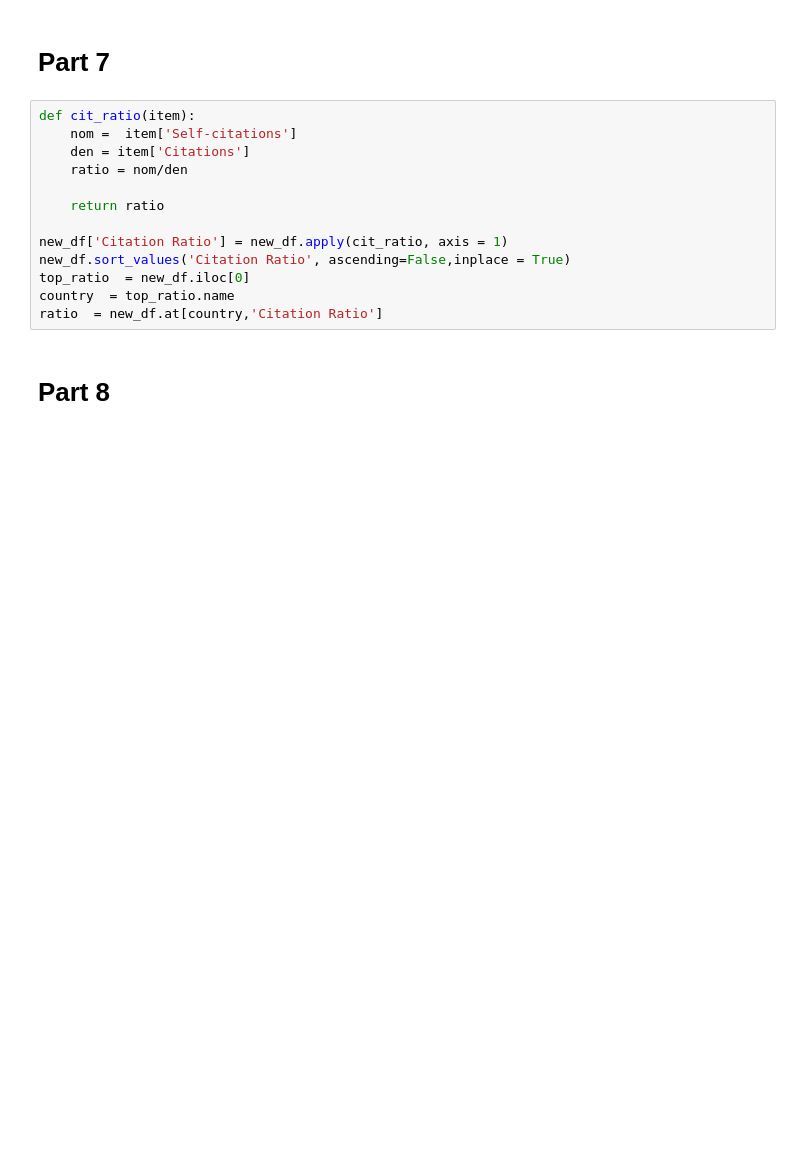
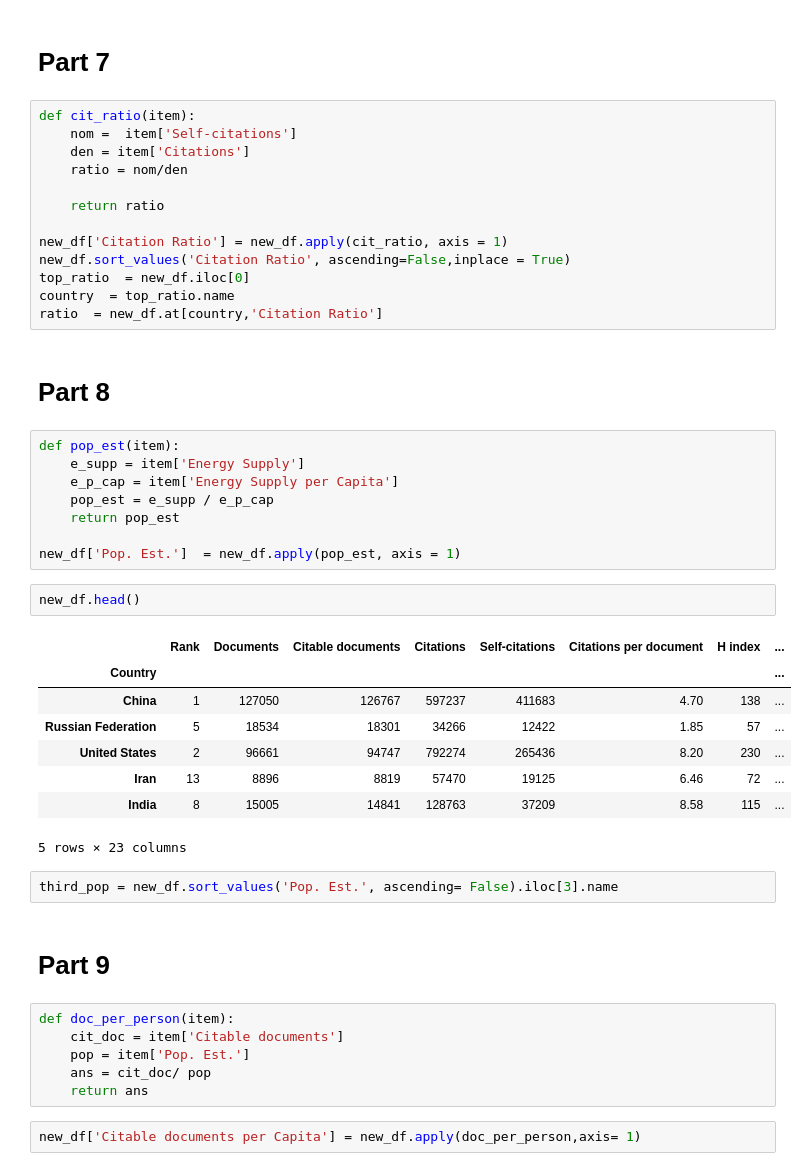
Before and after one commit to appvavass/datascience, a Jupyter notebook: Course-1/week3/myassignment.ipynb, the cells around one changed output. Saved outputs shown, nothing was run; the diff lists cells and outputs as text; blank space fills up the shorter version.

```diff
--- a/Course-1/week3/myassignment.ipynb
+++ b/Course-1/week3/myassignment.ipynb
@@ -171,3 +171,34 @@ country  = top_ratio.name
 ratio  = new_df.at[country,'Citation Ratio']
 # %% [markdown]
 # Part 8
+# %%
+def pop_est(item):
+    e_supp = item['Energy Supply']
+    e_p_cap = item['Energy Supply per Capita']
+    pop_est = e_supp / e_p_cap
+    return pop_est
+
+new_df['Pop. Est.']  = new_df.apply(pop_est, axis = 1)
+# %%
+new_df.head()
+# %% [output]
+|  | Rank | Documents | Citable documents | Citations | Self-citations | Citations per document | H index | ... |
+| Country |  |  |  |  |  |  |  | ... |
+| China | 1 | 127050 | 126767 | 597237 | 411683 | 4.70 | 138 | ... |
+| Russian Federation | 5 | 18534 | 18301 | 34266 | 12422 | 1.85 | 57 | ... |
+| United States | 2 | 96661 | 94747 | 792274 | 265436 | 8.20 | 230 | ... |
+| Iran | 13 | 8896 | 8819 | 57470 | 19125 | 6.46 | 72 | ... |
+| India | 8 | 15005 | 14841 | 128763 | 37209 | 8.58 | 115 | ... |
+5 rows × 23 columns
+# %%
+third_pop = new_df.sort_values('Pop. Est.', ascending= False).iloc[3].name
+# %% [markdown]
+# Part 9
+# %%
+def doc_per_person(item):
+    cit_doc = item['Citable documents']
+    pop = item['Pop. Est.']
+    ans = cit_doc/ pop
+    return ans
+# %%
+new_df['Citable documents per Capita'] = new_df.apply(doc_per_person,axis= 1)
```
Also changed, not shown: parts of 20 cells of this notebook, 7 other files.
